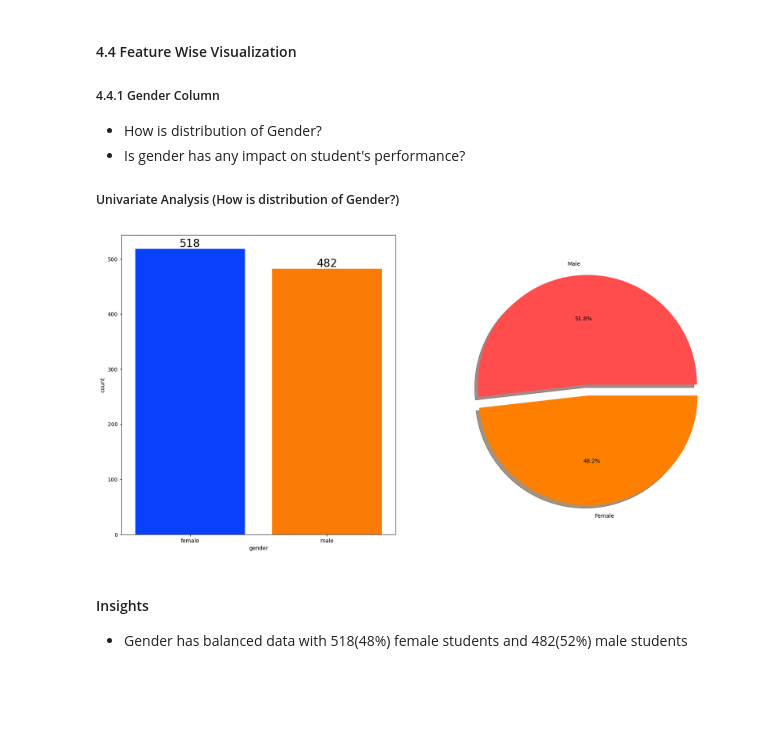
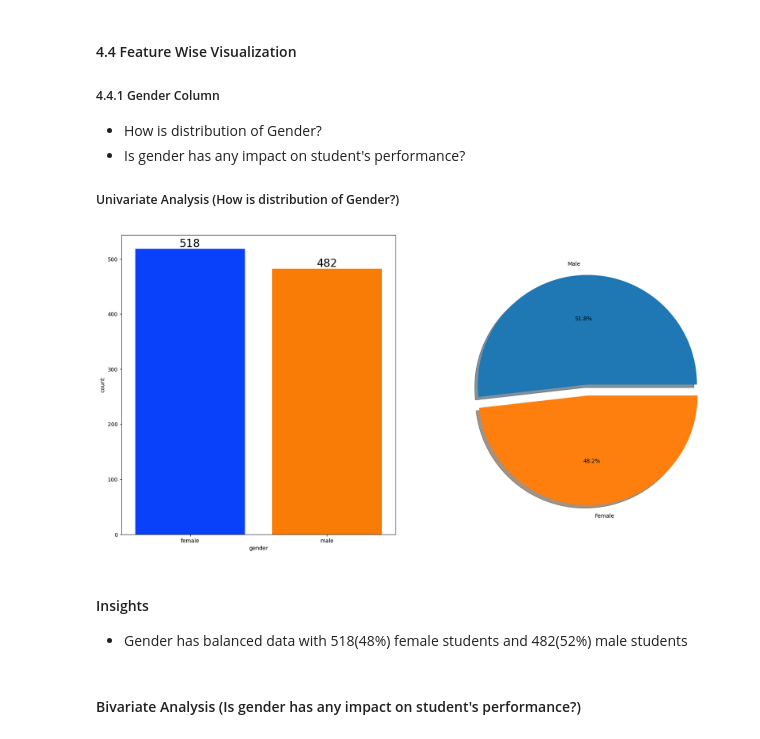
Before and after one commit to mukeshSankalamaddi/mlprojects, a Jupyter notebook: notebook/EDA STUDENT PERFORMANCE.ipynb, the cells around one changed output. Cells and saved outputs as stored; diff of their text form; code cells hidden in the pictures; blank space fills up the shorter version.

```diff
--- a/notebook/EDA STUDENT PERFORMANCE.ipynb
+++ b/notebook/EDA STUDENT PERFORMANCE.ipynb
@@ -398,15 +421,17 @@ plt.show()
 # %%
 f,ax = plt.subplots(1,2,figsize=(20,10))
 sns.countplot(x=df['gender'],data=df,palette = 'bright', ax = ax[0], saturation = 0.95)
 for container in ax[0].containers:
     ax[0].bar_label(container,color = 'black', size = 20)
 
-plt.pie(x=df['gender'].value_counts(),labels=['Male','Female'],explode=[0,0.1],autopct='%1.1f%%',shadow=True,colors=['#ff4d4d','#ff8000'])
+plt.pie(x=df['gender'].value_counts(),labels=['Male','Female'],explode=[0,0.1],autopct='%1.1f%%',shadow=True)
 plt.show()
 # %% [output]
-[figure, old version]
+[figure, new version]
 # %% [markdown]
 #### Insights
 <ul>
     <li>Gender has balanced data with 518(48%) female students and 482(52%) male students </li>
 </ul>
+# %% [markdown]
+#### Bivariate Analysis (Is gender has any impact on student's performance?)
```
Also changed, not shown: parts of 35 cells of this notebook.
